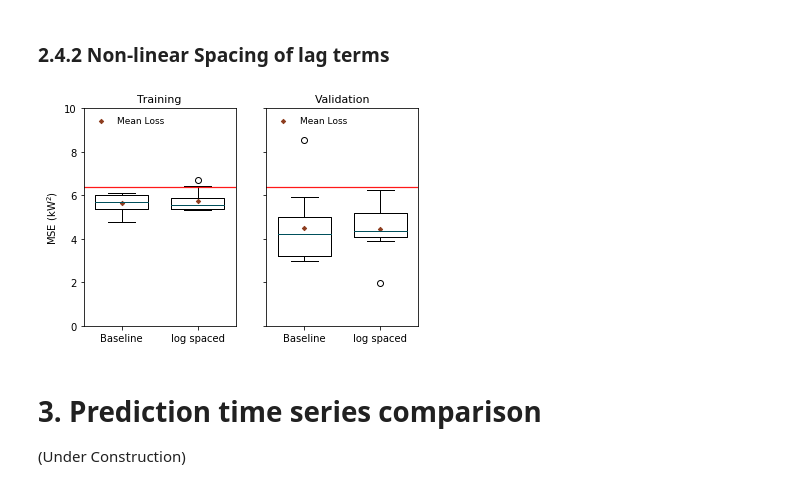
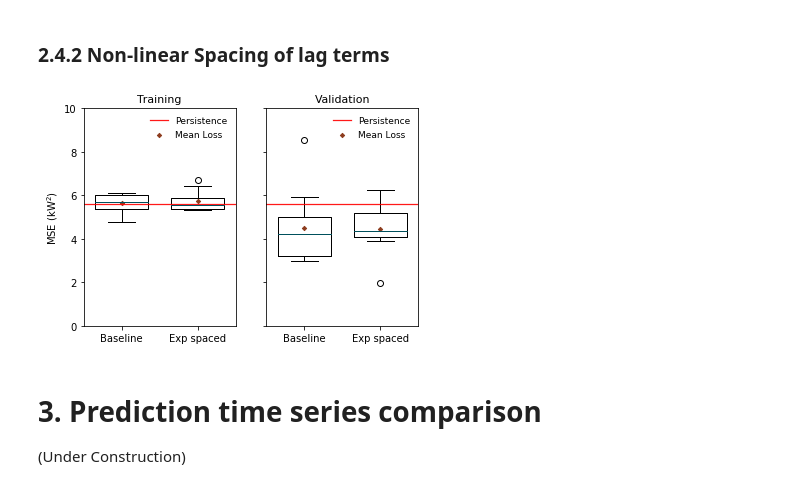
Before and after one commit to YuchiSun/SUNSET, a Jupyter notebook: plot_and_plot.ipynb, the cells around one changed output. Drawn from its saved outputs; the diff is of its cells as text; code cells hidden in the pictures.

Commit message:
Update baseline file

```diff
--- a/plot_and_plot.ipynb
+++ b/plot_and_plot.ipynb
@@ -73,0 +78,35 @@ Persistence MSE of the sunny test set: 5.84,cloudy test set: 13.34
+# %%
+from Relative_op_func2 import Relative_output
+
+# calculate the kt of the current time
+kt_test,pv_log_test_theo = Relative_output(times_test, pv_log_test[:,0])
+kt_trainval,pv_log_trainval_theo = Relative_output(times_trainval, pv_log_trainval[:,0])
+# kt = pv_log_test[:,0]/pv_log_test_theo
+
+# calculate the P_theo in the future time
+_,pv_pred_test_theo = Relative_output(times_test + datetime.timedelta(minutes = 15), pv_pred_test)
+_,pv_pred_trainval_theo = Relative_output(times_trainval + datetime.timedelta(minutes = 15), pv_pred_trainval)
+
+# forecast with kt_persistence
+pv_pred_test_ktpers = kt_test*pv_pred_test_theo
+pv_pred_trainval_ktpers = kt_trainval*pv_pred_trainval_theo
+
+
+# Find the MSE of the persistence model on trainval set
+ktpers_mse_trainval = np.mean(np.square(pv_pred_trainval - pv_pred_trainval_ktpers))
+ktpers_mse_test = np.mean(np.square(pv_pred_test - pv_pred_test_ktpers))
+print('kt-Persistence MSE of the trainval set: {0:.2f},test set: {1:.2f}'
+      .format(ktpers_mse_trainval,ktpers_mse_test))
+
+# Find the MSE of the persistence model on test set
+ktpers_mse_sunny_test = np.mean(np.square(pv_pred_test - pv_pred_test_ktpers)[:first_cloudy_idx])
+ktpers_mse_cloudy_test = np.mean(np.square(pv_pred_test -  pv_pred_test_ktpers)[first_cloudy_idx:])
+
+print('kt-Persistence MSE of the sunny test set: {0:.2f},cloudy test set: {1:.2f}'
+      .format(ktpers_mse_sunny_test,ktpers_mse_cloudy_test))
+
+ktpers_mse_all = (ktpers_mse_trainval*times_trainval.size+ktpers_mse_test*times_test.size)/(
+    times_trainval.size + times_test.size)
+
+sunny_fraction = (ktpers_mse_all-ktpers_mse_cloudy_test)/(ktpers_mse_sunny_test-ktpers_mse_cloudy_test)
+print('fraction of sunny day is: {0:.2f},cloudy day is: {1:.2f}'.format(sunny_fraction, 1-sunny_fraction))
@@ -253,7 +360,7 @@ for i in range(len(set_name)):
 
     axarr[i].set_title(set_name[i])
     axarr[i].grid(False)
-    axarr[i].axhline(y=pers_mse_trainval,color= 'r',linewidth =1.25, alpha = 0.9)
+    axarr[i].axhline(y=ktpers_mse_trainval,color= 'r',linewidth =1.25, alpha = 0.9,label = "Persistence")
 
     # Plot the mean loss
     mean_loss = np.mean(best_loss,axis = 1)
@@ -263,6 +370,6 @@ for i in range(len(set_name)):
 axarr[0].set_ylabel('MSE $(\mathrm{kW}^2)$')
 plt.ticklabel_format(axis='y', style='sci', scilimits=(-2,2))
 
-plt.savefig(os.path.join(output_folder,'Loss_different_input.pdf'),dpi = 600, bbox_inches = 'tight')
+plt.savefig(os.path.join(output_folder,'Loss_different_input.pdf'), bbox_inches = 'tight')
 plt.show()
 # %% [output]
@@ -460,37 +567,37 @@ plt.show()
 # Compare the training and validation loss boxchart with baseline model
 
 baseline_model_name = 'CNN_1.0_Baseline'
 output_folder_baseline = os.path.join('models',baseline_model_name)
 
 best_loss_baseline = find_best_loss(output_folder_baseline)
 best_loss_curr = find_best_loss(os.path.join('models','CNN_1.0_Log_Spaced'))
 
 # Compare the rRMSE between this model and baseline model
 f,axarr = plt.subplots(1,2,sharey = True)
 set_name = ['Training','Validation']
-model_label = ['Baseline','log spaced']
+model_label = ['Baseline','Exp spaced']
 
 for i in range(len(axarr)):
     best_loss = np.vstack((best_loss_baseline[i],best_loss_curr[i]))
     axarr[i].boxplot(best_loss.T, labels = model_label,widths = 0.7)
 
     axarr[i].set_title(set_name[i])
     axarr[i].grid(False)
-    axarr[i].axhline(y=pers_mse_trainval,color= 'r',linewidth =1.25, alpha = 0.9)
+    axarr[i].axhline(y=ktpers_mse_trainval,color= 'r',linewidth =1.25, alpha = 0.9, label = 'Persistence')
 
     # Plot the mean loss
     mean_loss = np.mean(best_loss,axis = 1)
     axarr[i].scatter(np.arange(1,len(model_label)+1),mean_loss, marker = 'D', label = 'Mean Loss')
-    axarr[i].legend(loc = 'upper left')
+    axarr[i].legend(loc = 'upper right')
 
 axarr[0].set_ylabel('MSE $(\mathrm{kW}^2)$')
 plt.ticklabel_format(axis='y', style='sci', scilimits=(-2,2))
 
 plt.ylim(0,10)
 plt.savefig(os.path.join(output_folder,'non_linear_spacing.pdf'),bbox_inches = 'tight')
 plt.show()
 # %% [output]
-[figure, old version]
+[figure, new version]
 # %% [markdown]
 # 3. Prediction time series comparison
 (Under Construction)
```
Also changed, not shown: parts of 11 cells of this notebook, 6 other files.
